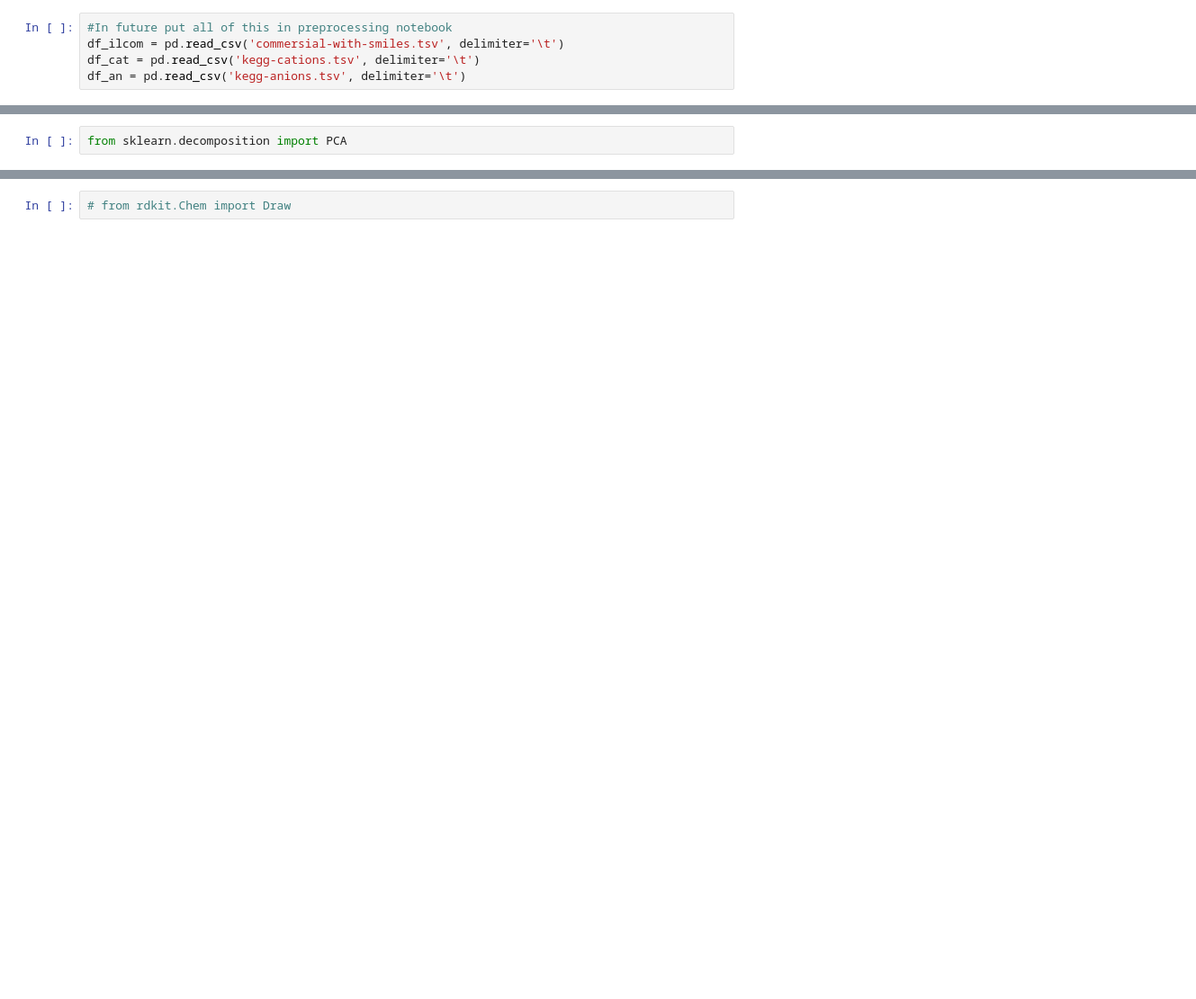
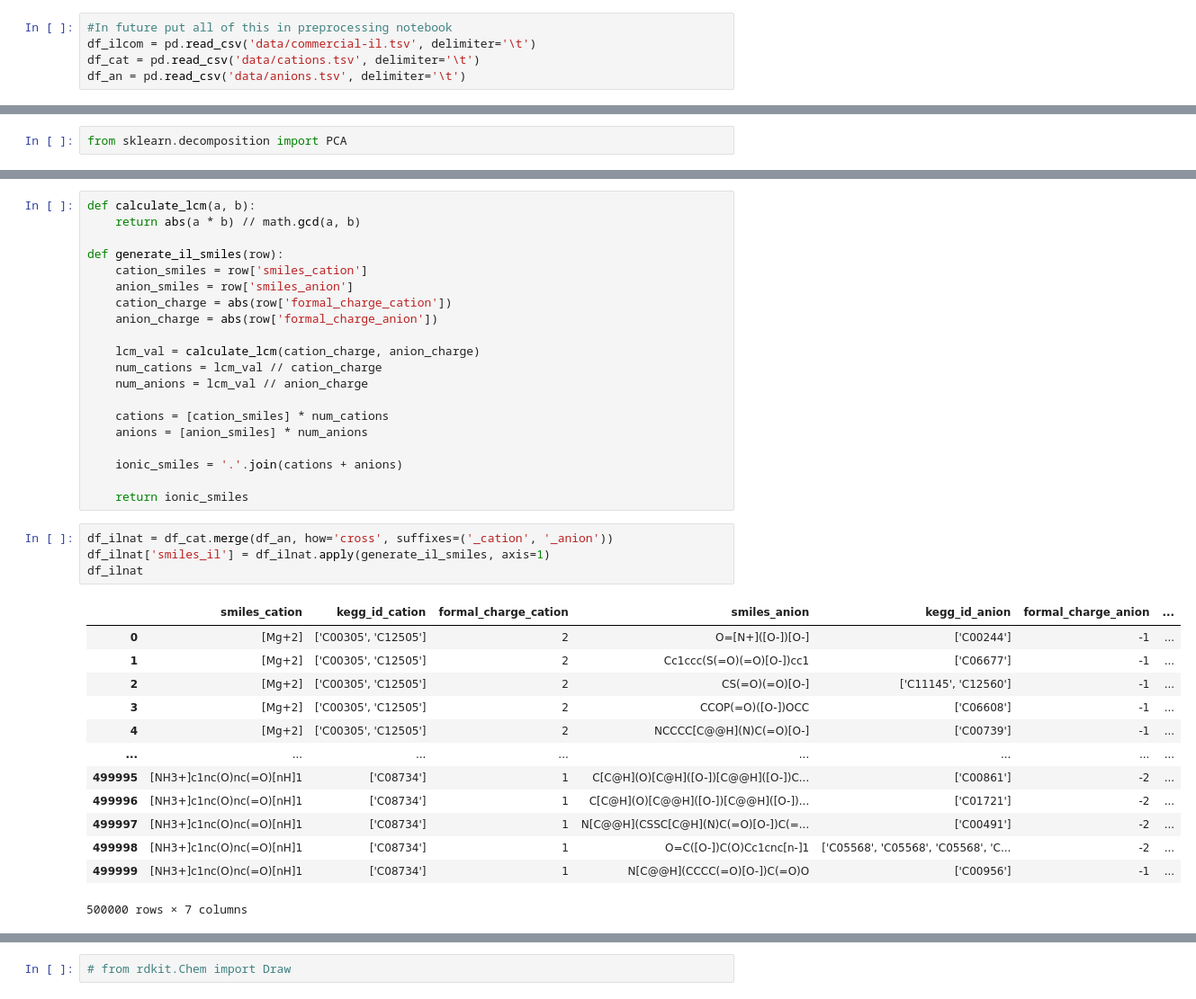
Before and after one commit to VAKozyrev/ionic-liquids, a Jupyter notebook: PCA.ipynb, the cells around one changed output, grey strips where cells are left out. Shown: that part at 90% size. Saved outputs shown, nothing was run; the diff lists cells and outputs as text; blank space fills up the shorter version.

```diff
--- a/PCA.ipynb
+++ b/PCA.ipynb
@@ -8,5 +10,5 @@ from rdkit.ML.Descriptors import MoleculeDescriptors
 # %%
 #In future put all of this in preprocessing notebook
-df_ilcom = pd.read_csv('commersial-with-smiles.tsv', delimiter='\t')
-df_cat = pd.read_csv('kegg-cations.tsv', delimiter='\t')
-df_an = pd.read_csv('kegg-anions.tsv', delimiter='\t')
+df_ilcom = pd.read_csv('data/commercial-il.tsv', delimiter='\t')
+df_cat = pd.read_csv('data/cations.tsv', delimiter='\t')
+df_an = pd.read_csv('data/anions.tsv', delimiter='\t')
@@ -126,0 +124,38 @@ print(
+# %%
+def calculate_lcm(a, b):
+    return abs(a * b) // math.gcd(a, b)
+
+def generate_il_smiles(row):
+    cation_smiles = row['smiles_cation']
+    anion_smiles = row['smiles_anion']
+    cation_charge = abs(row['formal_charge_cation'])
+    anion_charge = abs(row['formal_charge_anion'])
+
+    lcm_val = calculate_lcm(cation_charge, anion_charge)
+    num_cations = lcm_val // cation_charge
+    num_anions = lcm_val // anion_charge
+
+    cations = [cation_smiles] * num_cations
+    anions = [anion_smiles] * num_anions
+
+    ionic_smiles = '.'.join(cations + anions)
+
+    return ionic_smiles
+# %%
+df_ilnat = df_cat.merge(df_an, how='cross', suffixes=('_cation', '_anion'))
+df_ilnat['smiles_il'] = df_ilnat.apply(generate_il_smiles, axis=1)
+df_ilnat
+# %% [output]
+|  | smiles_cation | kegg_id_cation | formal_charge_cation | smiles_anion | kegg_id_anion | formal_charge_anion | ... |
+| 0 | [Mg+2] | ['C00305', 'C12505'] | 2 | O=[N+]([O-])[O-] | ['C00244'] | -1 | ... |
+| 1 | [Mg+2] | ['C00305', 'C12505'] | 2 | Cc1ccc(S(=O)(=O)[O-])cc1 | ['C06677'] | -1 | ... |
+| 2 | [Mg+2] | ['C00305', 'C12505'] | 2 | CS(=O)(=O)[O-] | ['C11145', 'C12560'] | -1 | ... |
+| 3 | [Mg+2] | ['C00305', 'C12505'] | 2 | CCOP(=O)([O-])OCC | ['C06608'] | -1 | ... |
+| 4 | [Mg+2] | ['C00305', 'C12505'] | 2 | NCCCC[C@@H](N)C(=O)[O-] | ['C00739'] | -1 | ... |
+| ... | ... | ... | ... | ... | ... | ... | ... |
+| 499995 | [NH3+]c1nc(O)nc(=O)[nH]1 | ['C08734'] | 1 | C[C@H](O)[C@H]([O-])[C@@H]([O-])C... | ['C00861'] | -2 | ... |
+| 499996 | [NH3+]c1nc(O)nc(=O)[nH]1 | ['C08734'] | 1 | C[C@H](O)[C@@H]([O-])[C@@H]([O-])... | ['C01721'] | -2 | ... |
+| 499997 | [NH3+]c1nc(O)nc(=O)[nH]1 | ['C08734'] | 1 | N[C@@H](CSSC[C@H](N)C(=O)[O-])C(=... | ['C00491'] | -2 | ... |
+| 499998 | [NH3+]c1nc(O)nc(=O)[nH]1 | ['C08734'] | 1 | O=C([O-])C(O)Cc1cnc[n-]1 | ['C05568', 'C05568', 'C05568', 'C... | -2 | ... |
+| 499999 | [NH3+]c1nc(O)nc(=O)[nH]1 | ['C08734'] | 1 | N[C@@H](CCCC(=O)[O-])C(=O)O | ['C00956'] | -1 | ... |
+500000 rows × 7 columns
```
Also changed, not shown: parts of 85 cells of this notebook, 21 other files.
